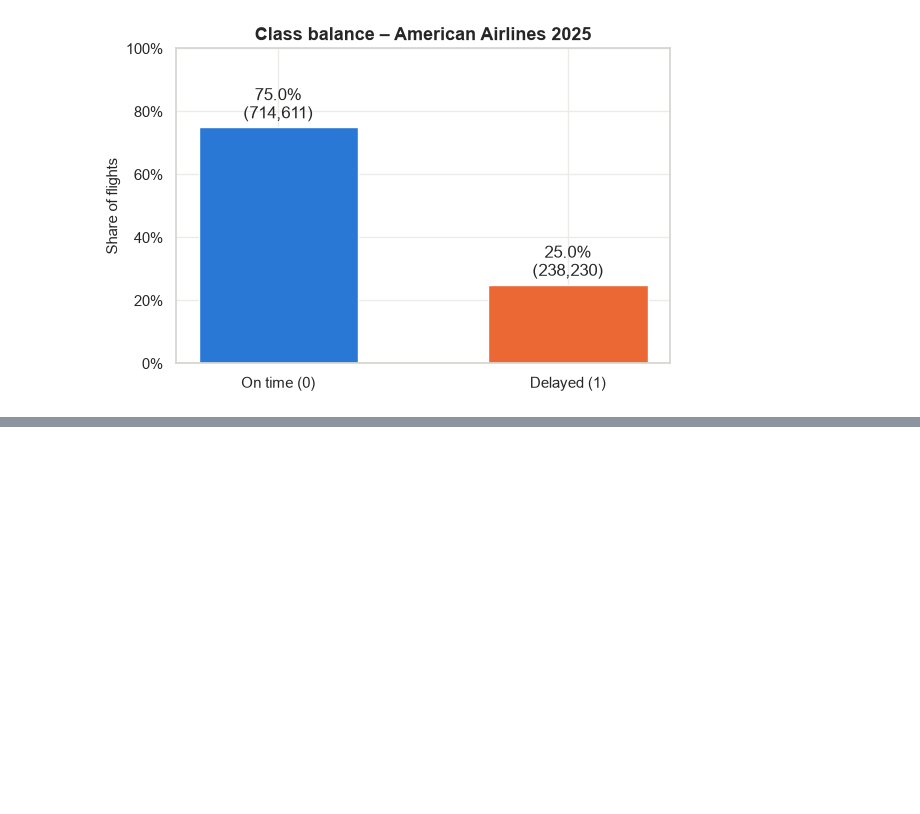
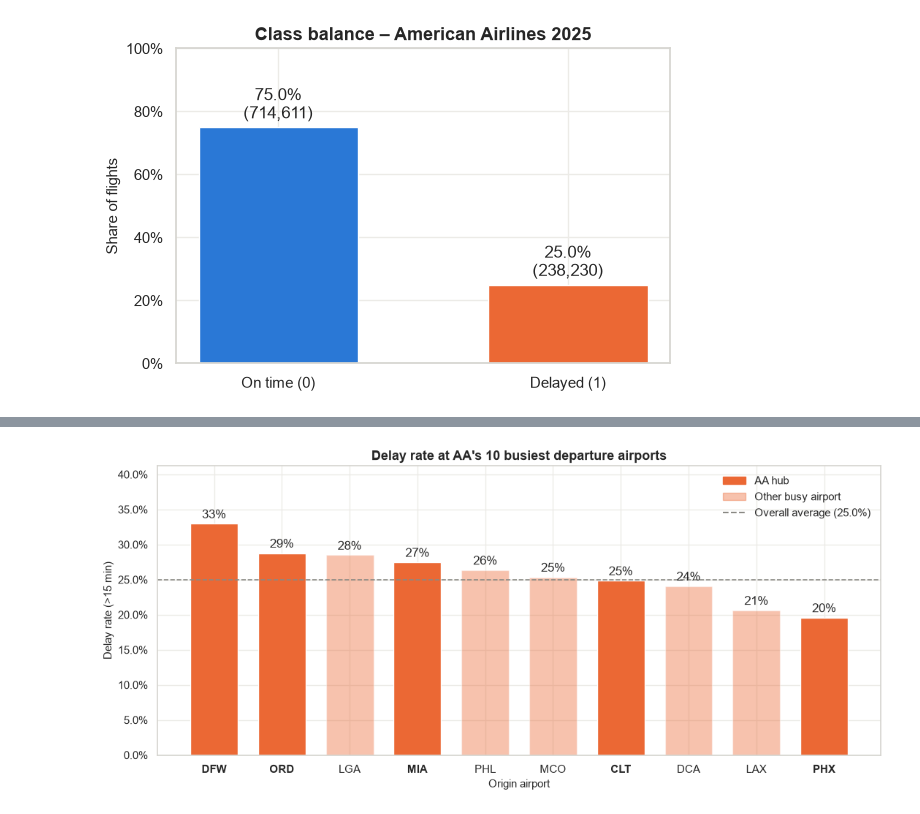
Before and after one commit to GustavDegn123/Airlines-Delay, a Jupyter notebook: flight_delay_prediction_aa.ipynb, the cells around one changed output, grey strips where cells are left out. Drawn from its saved outputs; the diff is of its cells as text; code cells hidden in the pictures; blank space fills up the shorter version.

```diff
--- a/flight_delay_prediction_aa.ipynb
+++ b/flight_delay_prediction_aa.ipynb
@@ -302,0 +431,39 @@ Saved cleaned_flights_aa.csv (952,841 rows, 9 columns)
+# %%
+HUBS = ["DFW", "CLT", "MIA", "ORD", "PHX"]
+
+top10 = df["Origin"].value_counts().head(10).index
+rate_airport = (
+    df[df["Origin"].isin(top10)]
+    .groupby("Origin")["Delayed"].mean()
+    .sort_values(ascending=False)
+)
+is_hub = rate_airport.index.isin(HUBS)
+
+fig, ax = plt.subplots(figsize=(11, 5))
+bars = ax.bar(rate_airport.index, rate_airport.values, color=COLOR_DELAYED, width=0.7)
+for bar, hub in zip(bars, is_hub):
+    bar.set_alpha(1.0 if hub else 0.4)
+ax.bar_label(bars, labels=[f"{r:.0%}" for r in rate_airport.values], padding=3)
+
+for label, hub in zip(ax.get_xticklabels(), is_hub):
+    label.set_fontweight("bold" if hub else "normal")
+
+ax.axhline(OVERALL_RATE, color=COLOR_REF, linestyle="--", linewidth=1.2)
+ax.legend(
+    handles=[
+        plt.Rectangle((0, 0), 1, 1, color=COLOR_DELAYED, alpha=1.0, label="AA hub"),
+        plt.Rectangle((0, 0), 1, 1, color=COLOR_DELAYED, alpha=0.4, label="Other busy airport"),
+        plt.Line2D([], [], color=COLOR_REF, linestyle="--", label=f"Overall average ({OVERALL_RATE:.1%})"),
+    ],
+    frameon=False, loc="upper right",
+)
+
+ax.set_ylim(0, rate_airport.max() * 1.25)
+ax.yaxis.set_major_formatter(mtick.PercentFormatter(1.0))
+ax.set_xlabel("Origin airport")
+ax.set_ylabel("Delay rate (>15 min)")
+ax.set_title("Delay rate at AA's 10 busiest departure airports")
+plt.tight_layout()
+plt.show()
+# %% [output]
+[figure, added]
```
Also changed, not shown: parts of 23 cells of this notebook.
